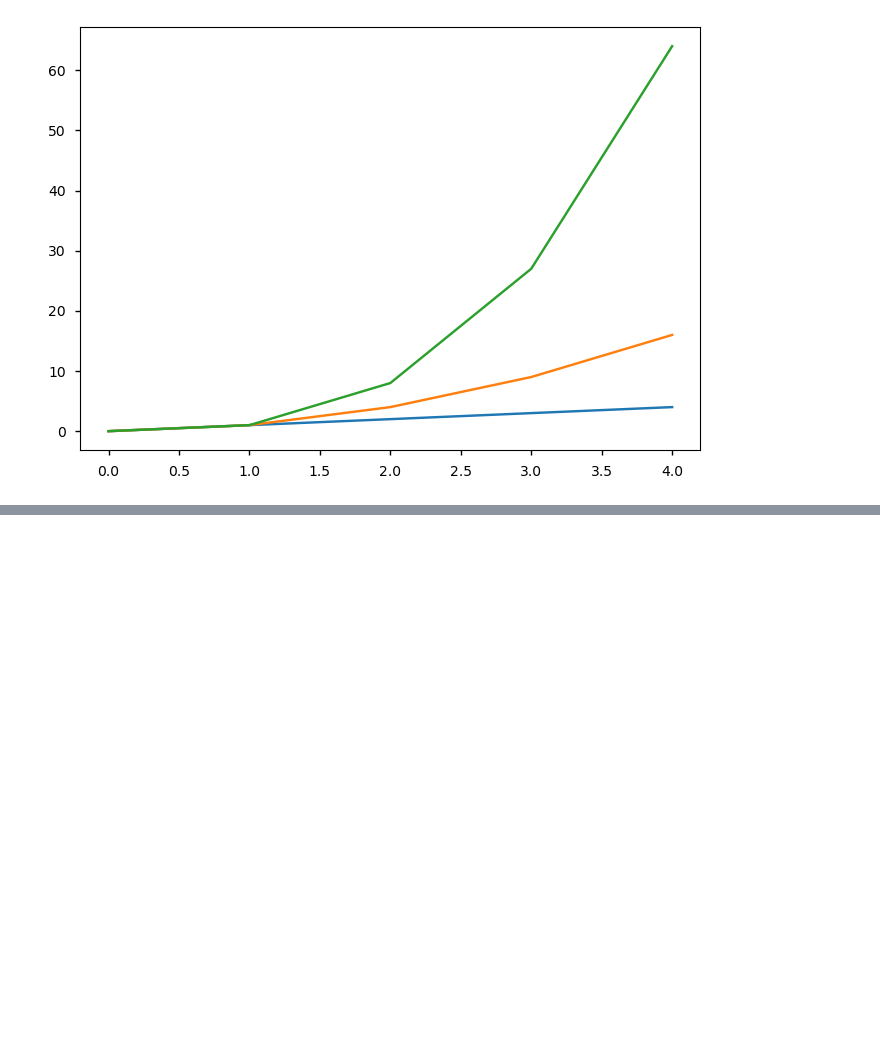
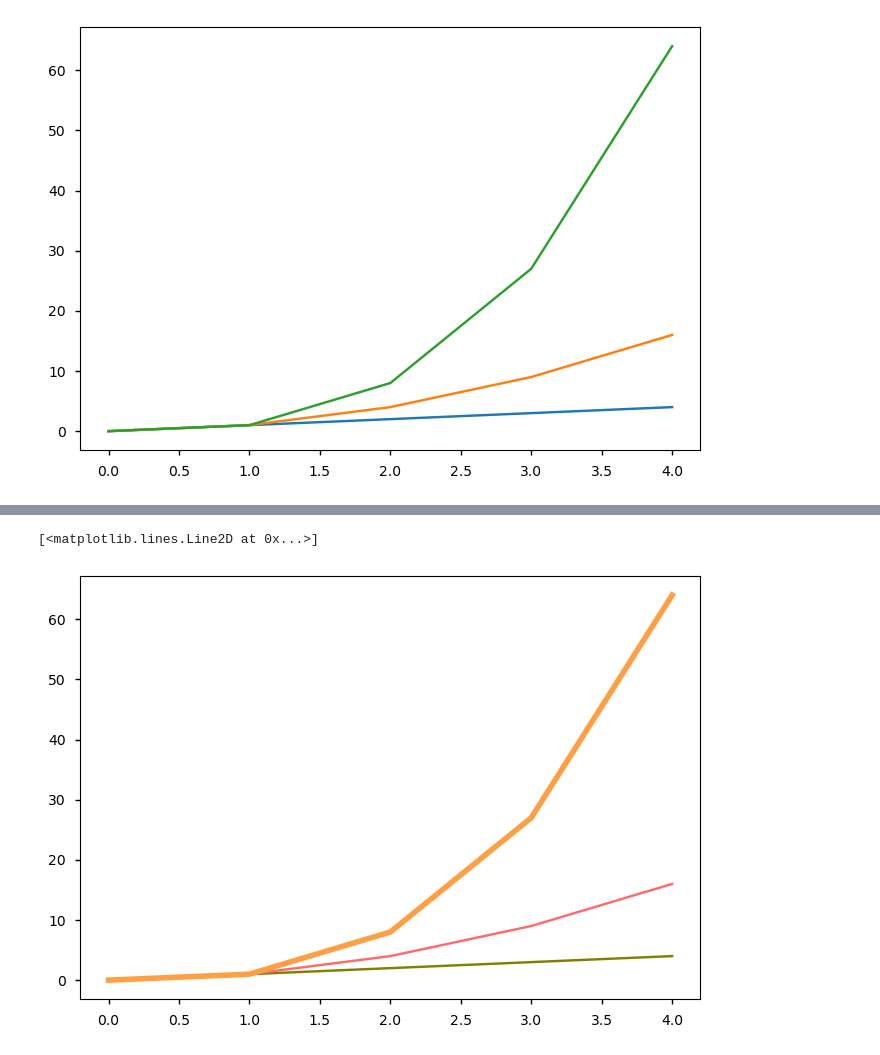
Before and after one commit to the-javascript-jedi/python-projects, a Jupyter notebook: colt-steele/data-analysis-visualization/s_13_matplotlib/s_1_matplotlib.ipynb, the cells around one changed output, grey strips where cells are left out. Saved outputs shown, nothing was run; the diff lists cells and outputs as text; code cells hidden in the pictures; blank space fills up the shorter version.

```diff
--- a/colt-steele/data-analysis-visualization/s_13_matplotlib/s_1_matplotlib.ipynb
+++ b/colt-steele/data-analysis-visualization/s_13_matplotlib/s_1_matplotlib.ipynb
@@ -113,0 +122,8 @@ plt.plot(nums,nums*nums*nums)
+# %%
+# provide a custom line width
+plt.plot(nums,nums,color="olive")
+plt.plot(nums,nums*nums,color="#ff6b6b")
+plt.plot(nums,nums*nums*nums,c="#ff9f43",linewidth=4)
+# %% [output]
+[<matplotlib.lines.Line2D at 0x...>]
+[figure, added]
```
Also changed, not shown: parts of 3 cells of this notebook.
